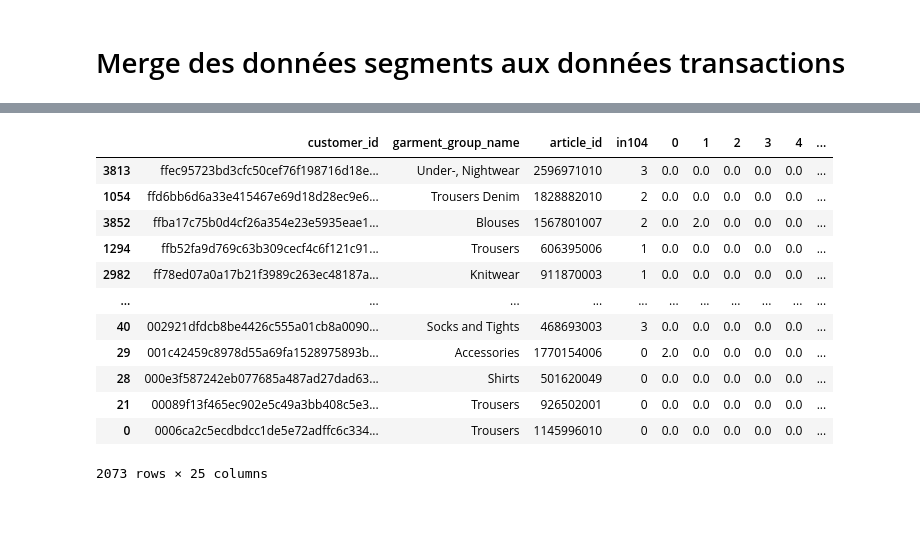
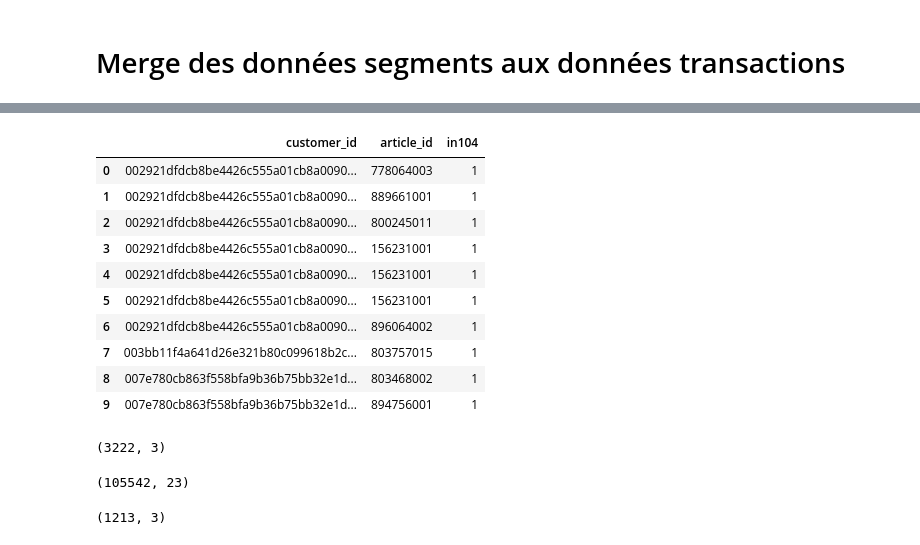
Before and after one commit to NaceurJed/celfernandes, a Jupyter notebook: notebooks/Baseline+_with_matrix_age_x_catprod.ipynb, the cells around one changed output, grey strips where cells are left out. Cells and saved outputs as stored; diff of their text form; code cells hidden in the pictures; blank space fills up the shorter version.

```diff
--- a/notebooks/Baseline+_with_matrix_age_x_catprod.ipynb
+++ b/notebooks/Baseline+_with_matrix_age_x_catprod.ipynb
@@ -356,16 +255,28 @@ test=achats_cat_max.drop_duplicates(subset=['customer_id'],inplace=False)
-# %%
-test
-# %% [output]
-|  | customer_id | garment_group_name | article_id | in104 | 0 | 1 | 2 | 3 | 4 | ... |
-| 3813 | ffec95723bd3cfc50cef76f198716d18e... | Under-, Nightwear | 2596971010 | 3 | 0.0 | 0.0 | 0.0 | 0.0 | 0.0 | ... |
-| 1054 | ffd6bb6d6a33e415467e69d18d28ec9e6... | Trousers Denim | 1828882010 | 2 | 0.0 | 0.0 | 0.0 | 0.0 | 0.0 | ... |
-| 3852 | ffba17c75b0d4cf26a354e23e5935eae1... | Blouses | 1567801007 | 2 | 0.0 | 2.0 | 0.0 | 0.0 | 0.0 | ... |
-| 1294 | ffb52fa9d769c63b309cecf4c6f121c91... | Trousers | 606395006 | 1 | 0.0 | 0.0 | 0.0 | 0.0 | 0.0 | ... |
-| 2982 | ff78ed07a0a17b21f3989c263ec48187a... | Knitwear | 911870003 | 1 | 0.0 | 0.0 | 0.0 | 0.0 | 0.0 | ... |
-| ... | ... | ... | ... | ... | ... | ... | ... | ... | ... | ... |
-| 40 | 002921dfdcb8be4426c555a01cb8a0090... | Socks and Tights | 468693003 | 3 | 0.0 | 0.0 | 0.0 | 0.0 | 0.0 | ... |
-| 29 | 001c42459c8978d55a69fa1528975893b... | Accessories | 1770154006 | 0 | 2.0 | 0.0 | 0.0 | 0.0 | 0.0 | ... |
-| 28 | 000e3f587242eb077685a487ad27dad63... | Shirts | 501620049 | 0 | 0.0 | 0.0 | 0.0 | 0.0 | 0.0 | ... |
-| 21 | 00089f13f465ec902e5c49a3bb408c5e3... | Trousers | 926502001 | 0 | 0.0 | 0.0 | 0.0 | 0.0 | 0.0 | ... |
-| 0 | 0006ca2c5ecdbdcc1de5e72adffc6c334... | Trousers | 1145996010 | 0 | 0.0 | 0.0 | 0.0 | 0.0 | 0.0 | ... |
-2073 rows × 25 columns
+# %%
+achats.head(10)
+# %% [output]
+|  | customer_id | article_id | in104 |
+| 0 | 002921dfdcb8be4426c555a01cb8a0090... | 778064003 | 1 |
+| 1 | 002921dfdcb8be4426c555a01cb8a0090... | 889661001 | 1 |
+| 2 | 002921dfdcb8be4426c555a01cb8a0090... | 800245011 | 1 |
+| 3 | 002921dfdcb8be4426c555a01cb8a0090... | 156231001 | 1 |
+| 4 | 002921dfdcb8be4426c555a01cb8a0090... | 156231001 | 1 |
+| 5 | 002921dfdcb8be4426c555a01cb8a0090... | 156231001 | 1 |
+| 6 | 002921dfdcb8be4426c555a01cb8a0090... | 896064002 | 1 |
+| 7 | 003bb11f4a641d26e321b80c099618b2c... | 803757015 | 1 |
+| 8 | 007e780cb863f558bfa9b36b75bb32e1d... | 803468002 | 1 |
+| 9 | 007e780cb863f558bfa9b36b75bb32e1d... | 894756001 | 1 |
+# %%
+achats.shape
+# %% [output]
+(3222, 3)
+# %%
+articles_categories.shape
+# %% [output]
+(105542, 23)
+# %%
+#matrice segment x client x catégorie
+achats_cat=achats.groupby('customer_id',as_index=False).sum()
+achats_cat.shape
+# %% [output]
+(1213, 3)
```
Also changed, not shown: parts of 45 cells of this notebook, 1 other file.
